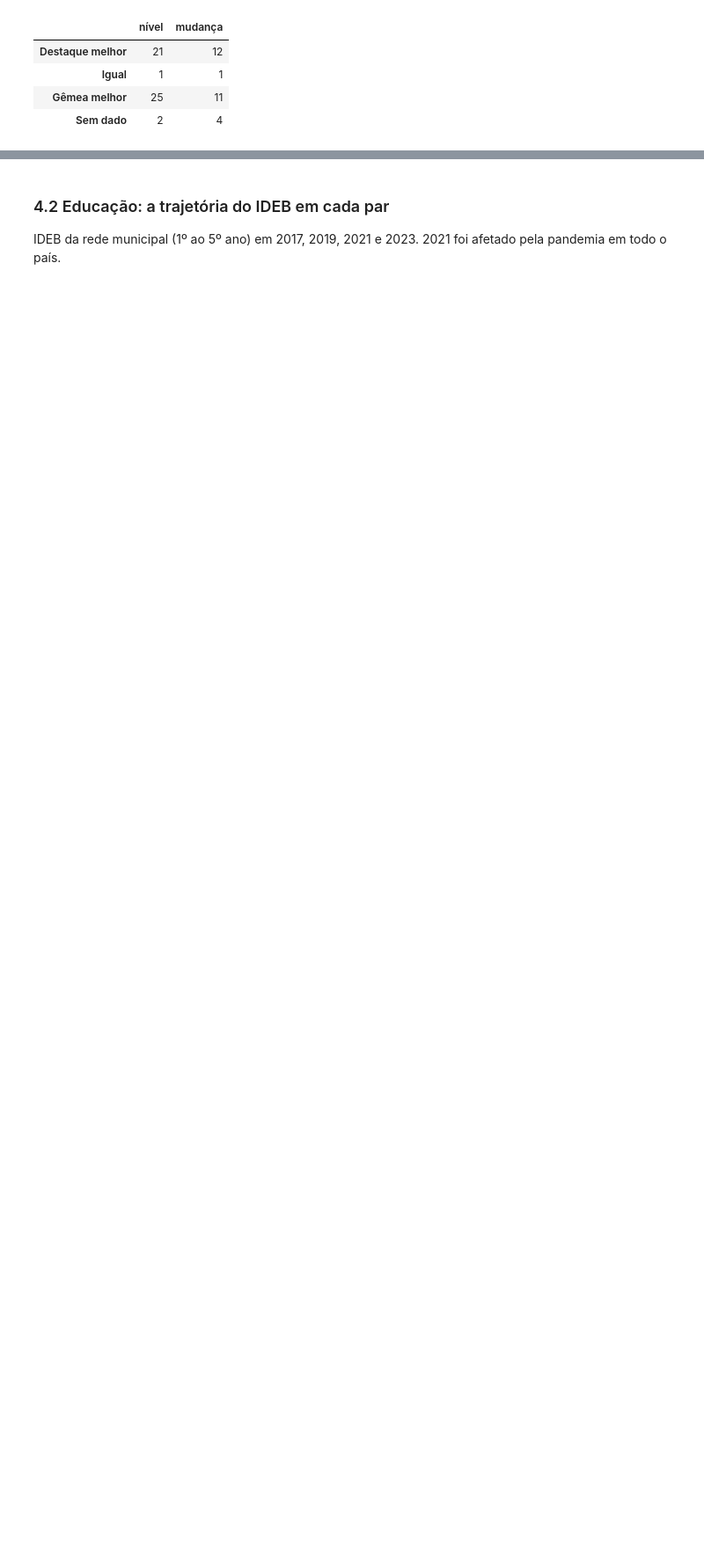
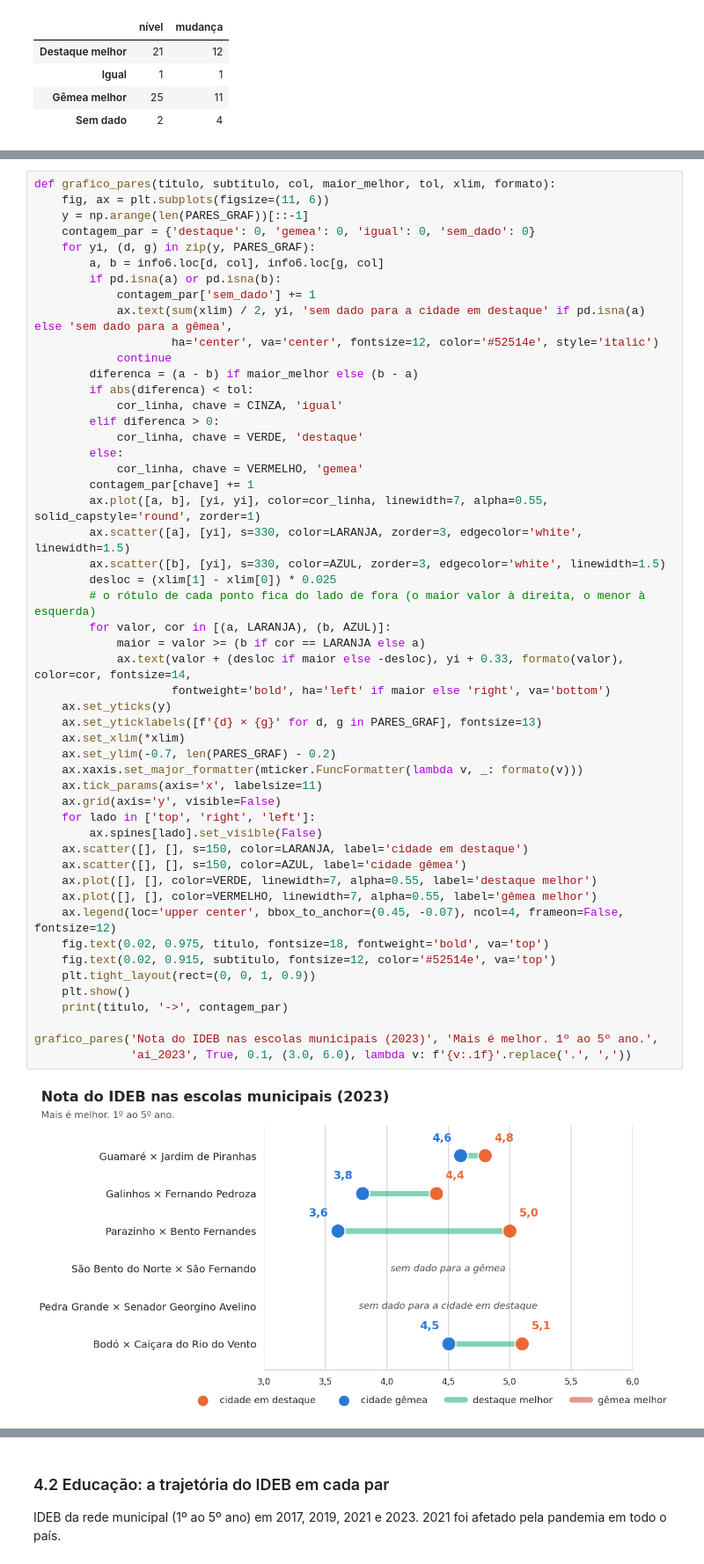
Before and after one commit to Renata-Nascimento/Projeto-U02-CD, a Jupyter notebook: resultado_final/notebooks/06_dependencia_e_gastos.ipynb, the cells around one changed output, grey strips where cells are left out. Shown at 88% size. Cells and saved outputs as stored; diff of their text form; blank space fills up the shorter version.

```diff
--- a/resultado_final/notebooks/06_dependencia_e_gastos.ipynb
+++ b/resultado_final/notebooks/06_dependencia_e_gastos.ipynb
@@ -661,0 +880,53 @@ Número de pares (de 7) em que cada cidade está melhor. "–": mudança não co
+# %%
+def grafico_pares(titulo, subtitulo, col, maior_melhor, tol, xlim, formato):
+    fig, ax = plt.subplots(figsize=(11, 6))
+    y = np.arange(len(PARES_GRAF))[::-1]
+    contagem_par = {'destaque': 0, 'gemea': 0, 'igual': 0, 'sem_dado': 0}
+    for yi, (d, g) in zip(y, PARES_GRAF):
+        a, b = info6.loc[d, col], info6.loc[g, col]
+        if pd.isna(a) or pd.isna(b):
+            contagem_par['sem_dado'] += 1
+            ax.text(sum(xlim) / 2, yi, 'sem dado para a cidade em destaque' if pd.isna(a) else 'sem dado para a gêmea',
+                    ha='center', va='center', fontsize=12, color='#52514e', style='italic')
+            continue
+        diferenca = (a - b) if maior_melhor else (b - a)
+        if abs(diferenca) < tol:
+            cor_linha, chave = CINZA, 'igual'
+        elif diferenca > 0:
+            cor_linha, chave = VERDE, 'destaque'
+        else:
+            cor_linha, chave = VERMELHO, 'gemea'
+        contagem_par[chave] += 1
+        ax.plot([a, b], [yi, yi], color=cor_linha, linewidth=7, alpha=0.55, solid_capstyle='round', zorder=1)
+        ax.scatter([a], [yi], s=330, color=LARANJA, zorder=3, edgecolor='white', linewidth=1.5)
+        ax.scatter([b], [yi], s=330, color=AZUL, zorder=3, edgecolor='white', linewidth=1.5)
+        desloc = (xlim[1] - xlim[0]) * 0.025
+        # o rótulo de cada ponto fica do lado de fora (o maior valor à direita, o menor à esquerda)
+        for valor, cor in [(a, LARANJA), (b, AZUL)]:
+            maior = valor >= (b if cor == LARANJA else a)
+            ax.text(valor + (desloc if maior else -desloc), yi + 0.33, formato(valor), color=cor, fontsize=14,
+                    fontweight='bold', ha='left' if maior else 'right', va='bottom')
+    ax.set_yticks(y)
+    ax.set_yticklabels([f'{d} × {g}' for d, g in PARES_GRAF], fontsize=13)
+    ax.set_xlim(*xlim)
+    ax.set_ylim(-0.7, len(PARES_GRAF) - 0.2)
+    ax.xaxis.set_major_formatter(mticker.FuncFormatter(lambda v, _: formato(v)))
+    ax.tick_params(axis='x', labelsize=11)
+    ax.grid(axis='y', visible=False)
+    for lado in ['top', 'right', 'left']:
+        ax.spines[lado].set_visible(False)
+    ax.scatter([], [], s=150, color=LARANJA, label='cidade em destaque')
+    ax.scatter([], [], s=150, color=AZUL, label='cidade gêmea')
+    ax.plot([], [], color=VERDE, linewidth=7, alpha=0.55, label='destaque melhor')
+    ax.plot([], [], color=VERMELHO, linewidth=7, alpha=0.55, label='gêmea melhor')
+    ax.legend(loc='upper center', bbox_to_anchor=(0.45, -0.07), ncol=4, frameon=False, fontsize=12)
+    fig.text(0.02, 0.975, titulo, fontsize=18, fontweight='bold', va='top')
+    fig.text(0.02, 0.915, subtitulo, fontsize=12, color='#52514e', va='top')
+    plt.tight_layout(rect=(0, 0, 1, 0.9))
+    plt.show()
+    print(titulo, '->', contagem_par)
+
+grafico_pares('Nota do IDEB nas escolas municipais (2023)', 'Mais é melhor. 1º ao 5º ano.',
+              'ai_2023', True, 0.1, (3.0, 6.0), lambda v: f'{v:.1f}'.replace('.', ','))
+# %% [output]
+[figure, added]
```
Also changed, not shown: parts of 10 cells of this notebook.
